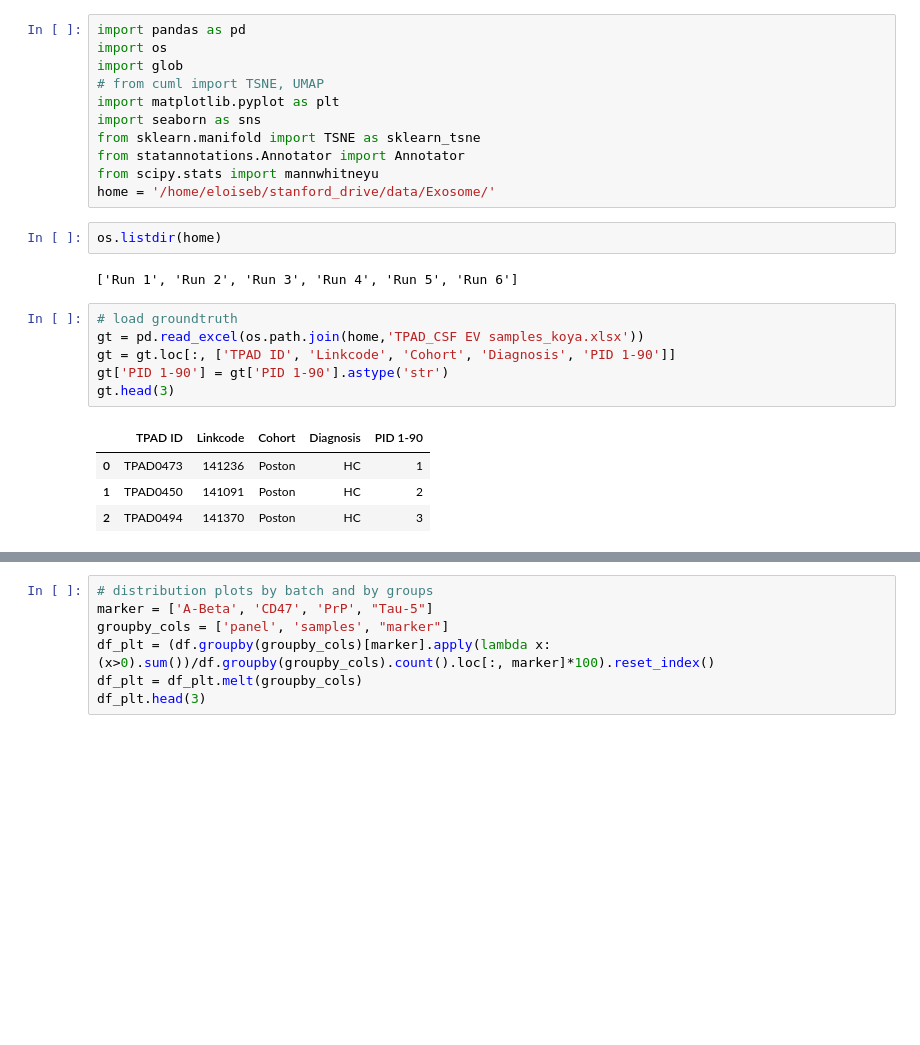
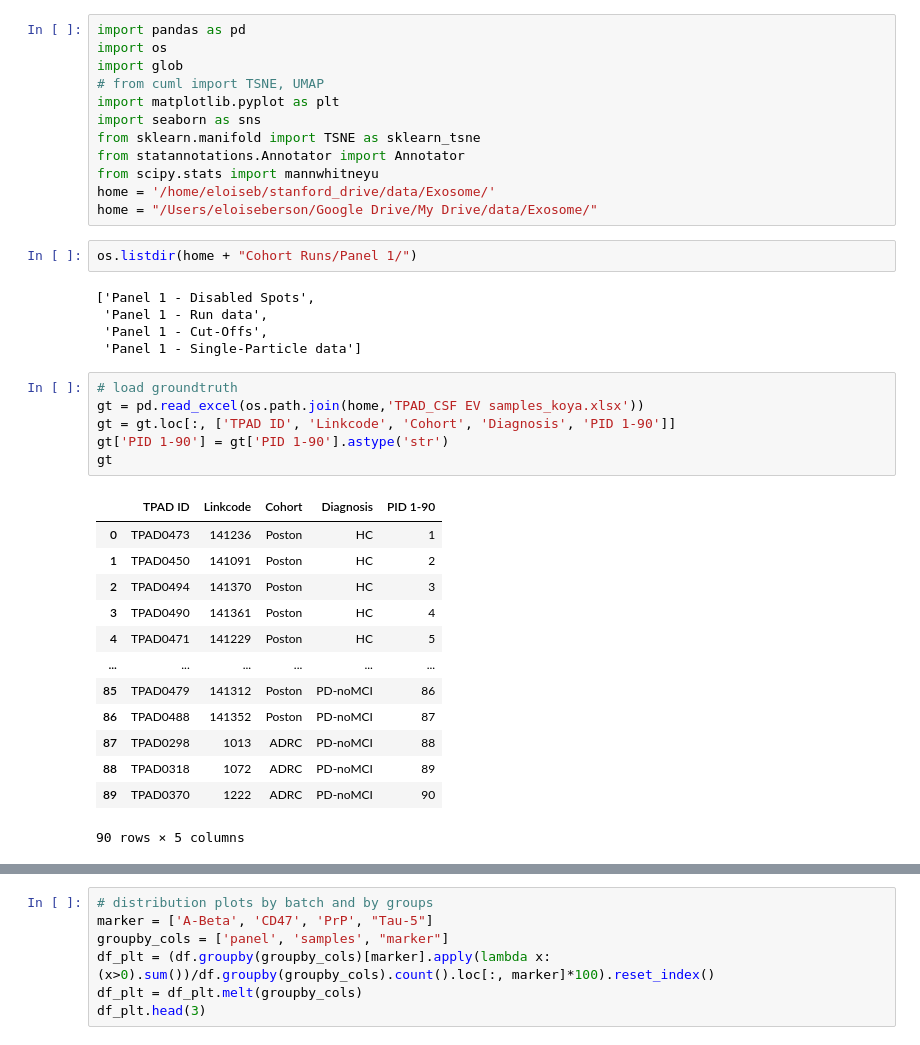
Before and after one commit to tpjoe/project_exosome, a Jupyter notebook: script/data_exploration_EB.ipynb, the cells around one changed output, grey strips where cells are left out. Saved outputs shown, nothing was run; the diff lists cells and outputs as text; blank space fills up the shorter version.

```diff
--- a/script/data_exploration_EB.ipynb
+++ b/script/data_exploration_EB.ipynb
@@ -9,20 +9,33 @@ from sklearn.manifold import TSNE as sklearn_tsne
 from statannotations.Annotator import Annotator
 from scipy.stats import mannwhitneyu
 home = '/home/eloiseb/stanford_drive/data/Exosome/'
+home = "/Users/eloiseberson/Google Drive/My Drive/data/Exosome/"
 # %%
-os.listdir(home)
+os.listdir(home + "Cohort Runs/Panel 1/")
 # %% [output]
-['Run 1', 'Run 2', 'Run 3', 'Run 4', 'Run 5', 'Run 6']
+['Panel 1 - Disabled Spots',
+ 'Panel 1 - Run data',
+ 'Panel 1 - Cut-Offs',
+ 'Panel 1 - Single-Particle data']
 # %%
 # load groundtruth
 gt = pd.read_excel(os.path.join(home,'TPAD_CSF EV samples_koya.xlsx'))
 gt = gt.loc[:, ['TPAD ID', 'Linkcode', 'Cohort', 'Diagnosis', 'PID 1-90']]
 gt['PID 1-90'] = gt['PID 1-90'].astype('str')
-gt.head(3)
+gt
 # %% [output]
 |  | TPAD ID | Linkcode | Cohort | Diagnosis | PID 1-90 |
 | 0 | TPAD0473 | 141236 | Poston | HC | 1 |
 | 1 | TPAD0450 | 141091 | Poston | HC | 2 |
 | 2 | TPAD0494 | 141370 | Poston | HC | 3 |
+| 3 | TPAD0490 | 141361 | Poston | HC | 4 |
+| 4 | TPAD0471 | 141229 | Poston | HC | 5 |
+| ... | ... | ... | ... | ... | ... |
+| 85 | TPAD0479 | 141312 | Poston | PD-noMCI | 86 |
+| 86 | TPAD0488 | 141352 | Poston | PD-noMCI | 87 |
+| 87 | TPAD0298 | 1013 | ADRC | PD-noMCI | 88 |
+| 88 | TPAD0318 | 1072 | ADRC | PD-noMCI | 89 |
+| 89 | TPAD0370 | 1222 | ADRC | PD-noMCI | 90 |
+90 rows × 5 columns
 # %%
 # load data
```
Also changed, not shown: parts of 5 cells of this notebook.
